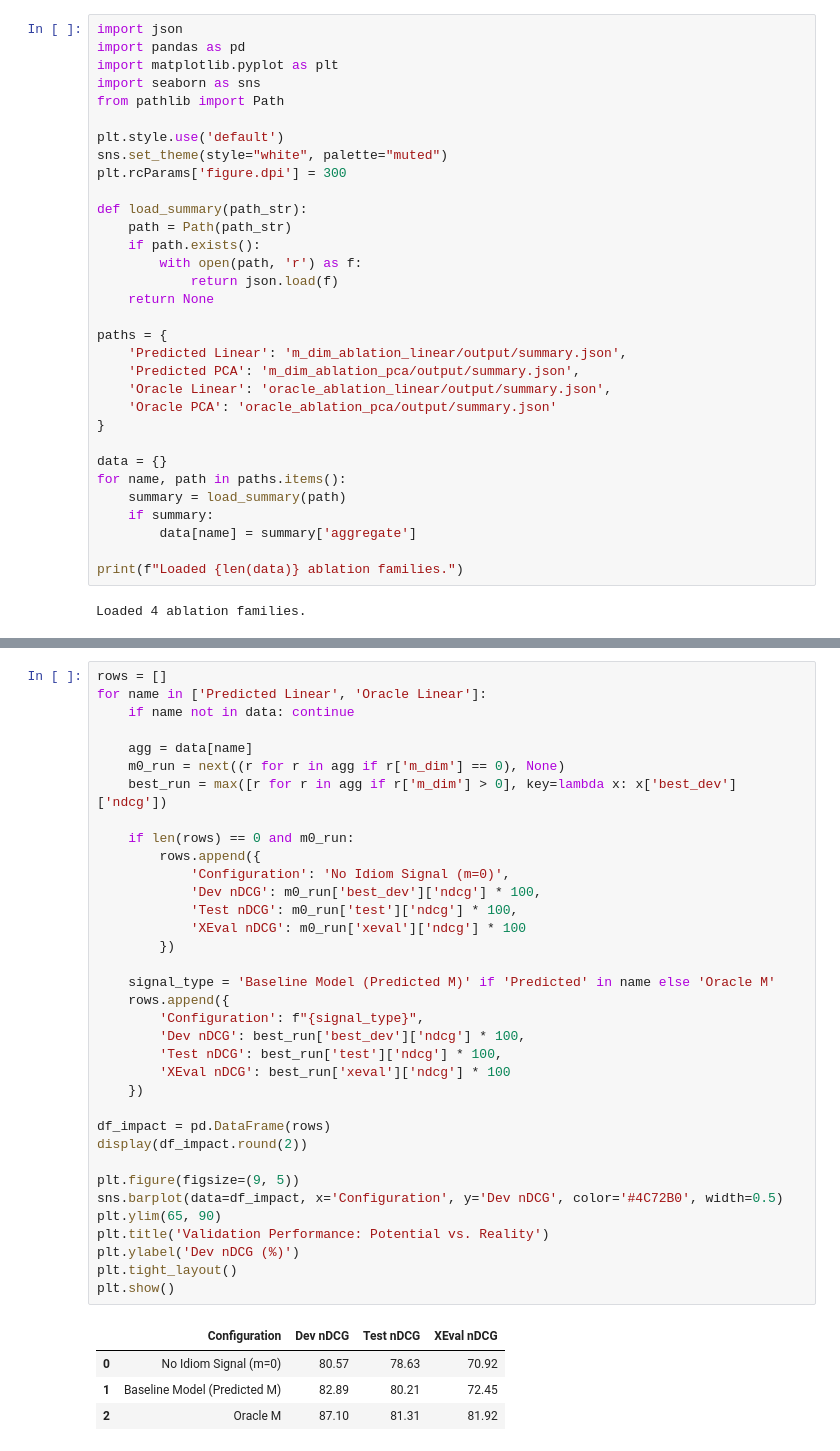
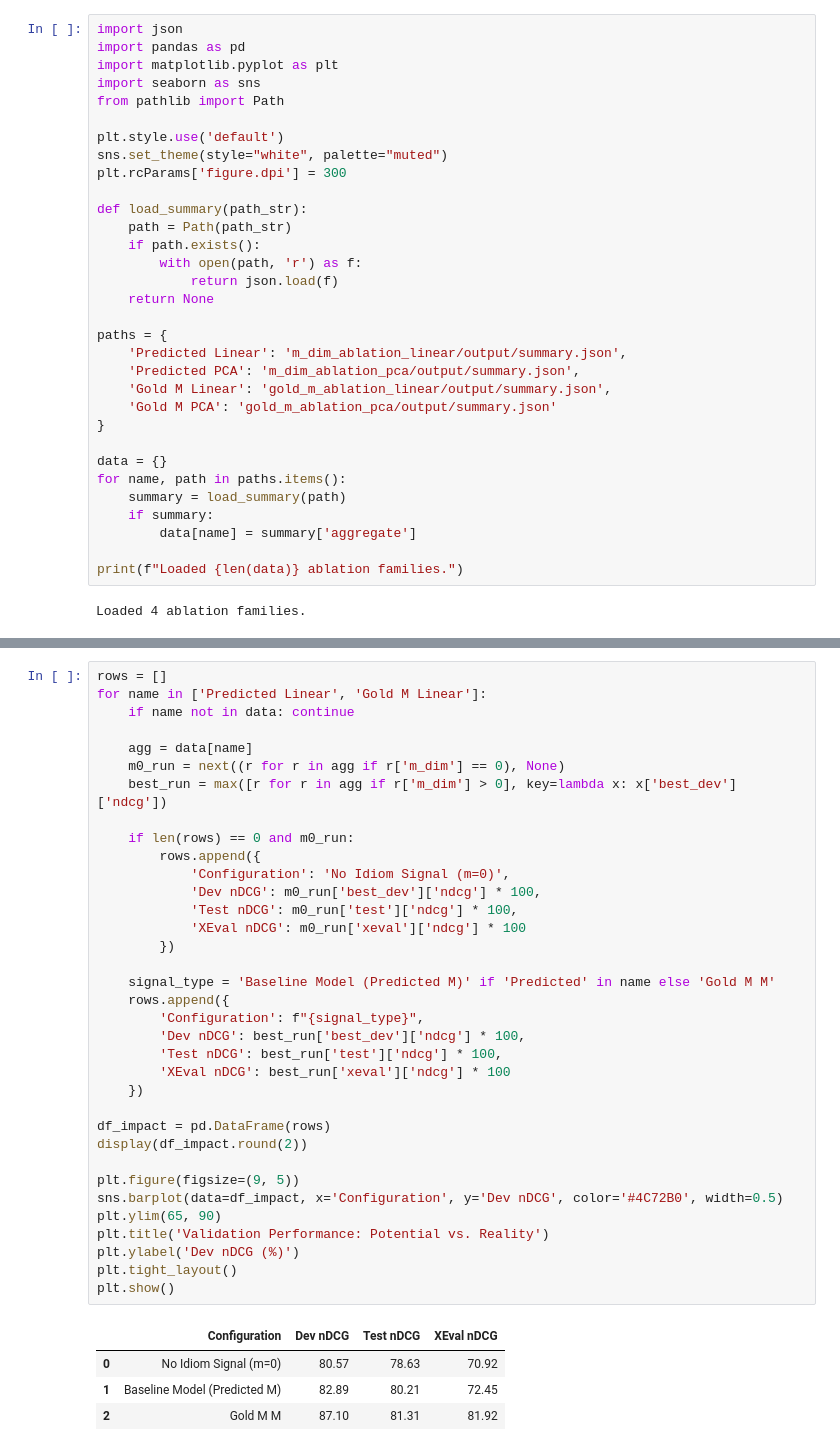
Before and after one commit to furkngoksu/AdMIRe-Multimodal-Ranking, a Jupyter notebook: ranking_experiments/m_signal_evaluation.ipynb, the cells around one changed output, grey strips where cells are left out. Cells and saved outputs as stored; diff of their text form.

Commit message:
add gold m-ablation experiments and update experiment runner configurations

```diff
--- a/ranking_experiments/m_signal_evaluation.ipynb
+++ b/ranking_experiments/m_signal_evaluation.ipynb
@@ -23,8 +23,8 @@ def load_summary(path_str):
 paths = {
     'Predicted Linear': 'm_dim_ablation_linear/output/summary.json',
     'Predicted PCA': 'm_dim_ablation_pca/output/summary.json',
-    'Oracle Linear': 'oracle_ablation_linear/output/summary.json',
-    'Oracle PCA': 'oracle_ablation_pca/output/summary.json'
+    'Gold M Linear': 'gold_m_ablation_linear/output/summary.json',
+    'Gold M PCA': 'gold_m_ablation_pca/output/summary.json'
 }
 
 data = {}
@@ -43,6 +43,6 @@ We establish whether integrating the idiom signal improves ranking performance.
 # %%
 rows = []
-for name in ['Predicted Linear', 'Oracle Linear']:
+for name in ['Predicted Linear', 'Gold M Linear']:
     if name not in data: continue
 
     agg = data[name]
@@ -51,35 +51,35 @@ for name in ['Predicted Linear', 'Oracle Linear']:
 
     if len(rows) == 0 and m0_run:
         rows.append({
             'Configuration': 'No Idiom Signal (m=0)',
             'Dev nDCG': m0_run['best_dev']['ndcg'] * 100,
             'Test nDCG': m0_run['test']['ndcg'] * 100,
             'XEval nDCG': m0_run['xeval']['ndcg'] * 100
         })
 
-    signal_type = 'Baseline Model (Predicted M)' if 'Predicted' in name else 'Oracle M'
+    signal_type = 'Baseline Model (Predicted M)' if 'Predicted' in name else 'Gold M M'
     rows.append({
         'Configuration': f"{signal_type}",
         'Dev nDCG': best_run['best_dev']['ndcg'] * 100,
         'Test nDCG': best_run['test']['ndcg'] * 100,
         'XEval nDCG': best_run['xeval']['ndcg'] * 100
     })
 
 df_impact = pd.DataFrame(rows)
 display(df_impact.round(2))
 
 plt.figure(figsize=(9, 5))
 sns.barplot(data=df_impact, x='Configuration', y='Dev nDCG', color='#4C72B0', width=0.5)
 plt.ylim(65, 90)
 plt.title('Validation Performance: Potential vs. Reality')
 plt.ylabel('Dev nDCG (%)')
 plt.tight_layout()
 plt.show()
 # %% [output]
 |  | Configuration | Dev nDCG | Test nDCG | XEval nDCG |
 | 0 | No Idiom Signal (m=0) | 80.57 | 78.63 | 70.92 |
 | 1 | Baseline Model (Predicted M) | 82.89 | 80.21 | 72.45 |
-| 2 | Oracle M | 87.10 | 81.31 | 81.92 |
+| 2 | Gold M M | 87.10 | 81.31 | 81.92 |
 [figure]
 # %% [markdown]
 ## Determining Optimal Embedding Capacity
```
Also changed, not shown: parts of 6 cells of this notebook, 14 other files.
